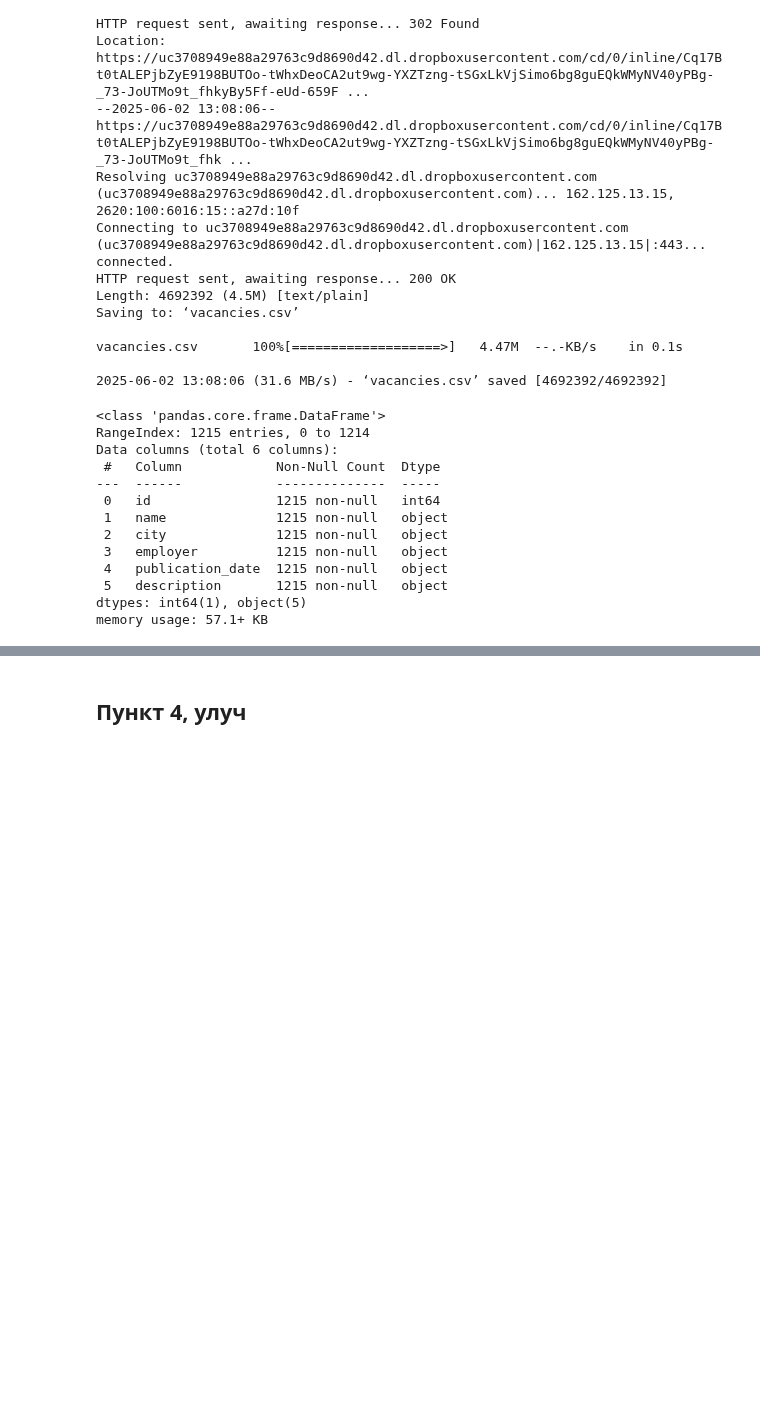
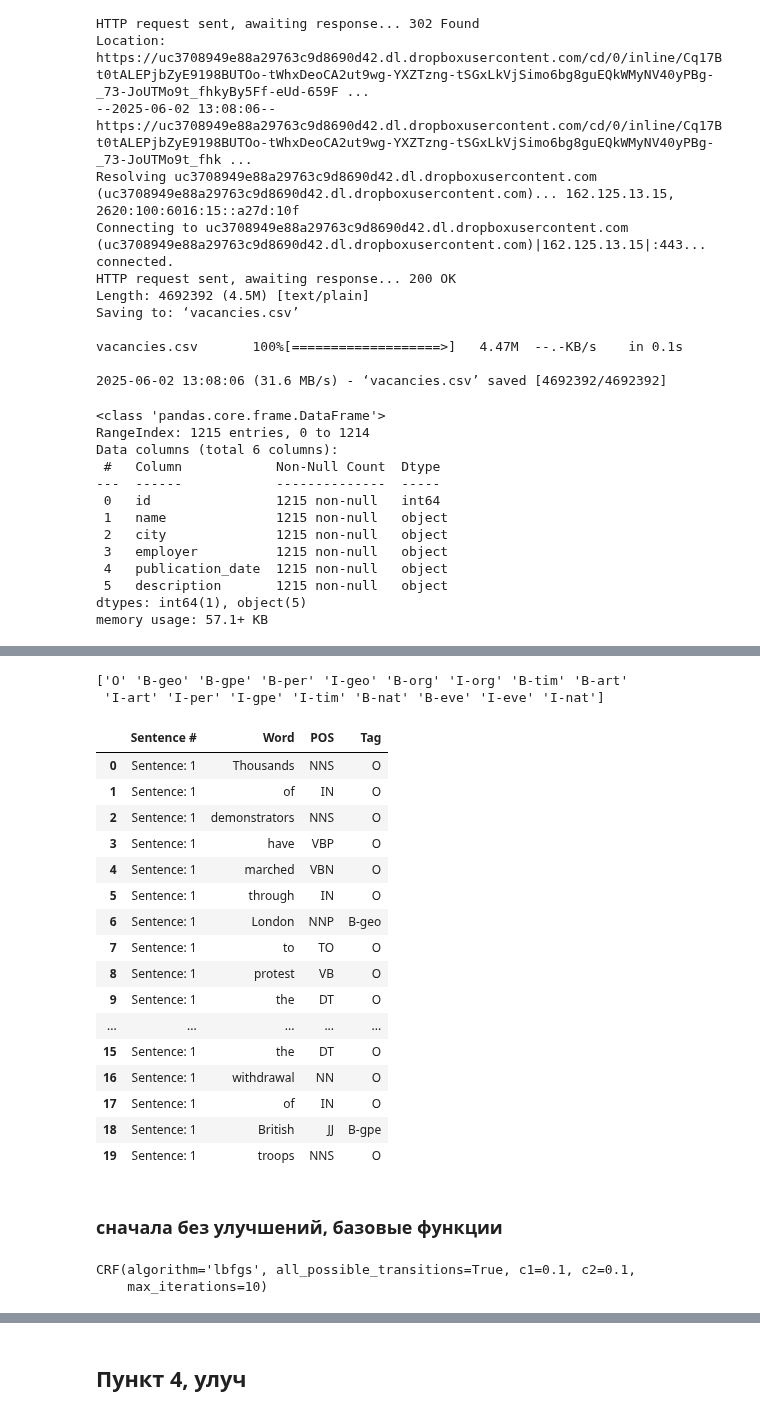
Before and after one commit to BardRimon/Study, a Jupyter notebook: Introduction_in_NLP/Задание_6_Александр_Клюкин.ipynb.ipynb, the cells around one changed output, grey strips where cells are left out. Drawn from its saved outputs; the diff is of its cells as text; code cells hidden in the pictures; blank space fills up the shorter version.

```diff
--- a/Introduction_in_NLP/Задание_6_Александр_Клюкин.ipynb.ipynb
+++ b/Introduction_in_NLP/Задание_6_Александр_Клюкин.ipynb.ipynb
@@ -154,0 +227,13 @@ df[['name', 'description']].head(14)
+# %%
+import pandas as pd
+
+data = pd.read_csv("ner_dataset.csv", encoding="latin1")
+data = data.fillna(method="ffill")
+
+agg_func = lambda s: [[w, p, t] for w, p, t in zip(s["Word"].values.tolist(),
+                                                   s["POS"].values.tolist(),
+                                                   s["Tag"].values.tolist())]
+grouped = data.groupby("Sentence #").apply(agg_func).values.tolist()
+
+X_list = [[word[:2] for word in sentence] for sentence in grouped]
+y_list = [[word[2] for word in sentence] for sentence in grouped]
@@ -154,0 +254,25 @@ df[['name', 'description']].head(14)
+# %%
+print(data['Tag'].unique())
+# %% [output]
+['O' 'B-geo' 'B-gpe' 'B-per' 'I-geo' 'B-org' 'I-org' 'B-tim' 'B-art'
+ 'I-art' 'I-per' 'I-gpe' 'I-tim' 'B-nat' 'B-eve' 'I-eve' 'I-nat']
+# %%
+data.count_
+# %% [output]
+|  | Sentence # | Word | POS | Tag |
+| 0 | Sentence: 1 | Thousands | NNS | O |
+| 1 | Sentence: 1 | of | IN | O |
+| 2 | Sentence: 1 | demonstrators | NNS | O |
+| 3 | Sentence: 1 | have | VBP | O |
+| 4 | Sentence: 1 | marched | VBN | O |
+| 5 | Sentence: 1 | through | IN | O |
+| 6 | Sentence: 1 | London | NNP | B-geo |
+| 7 | Sentence: 1 | to | TO | O |
+| 8 | Sentence: 1 | protest | VB | O |
+| 9 | Sentence: 1 | the | DT | O |
+| ... | ... | ... | ... | ... |
+| 15 | Sentence: 1 | the | DT | O |
+| 16 | Sentence: 1 | withdrawal | NN | O |
+| 17 | Sentence: 1 | of | IN | O |
+| 18 | Sentence: 1 | British | JJ | B-gpe |
+| 19 | Sentence: 1 | troops | NNS | O |
@@ -154,0 +327,2 @@ df[['name', 'description']].head(14)
+# %% [markdown]
+### сначала без улучшений, базовые функции
@@ -154,0 +331,14 @@ df[['name', 'description']].head(14)
+# %%
+import sklearn_crfsuite
+
+crf = sklearn_crfsuite.CRF(
+    algorithm='lbfgs',
+    c1=0.1,
+    c2=0.1,
+    max_iterations=10,
+    all_possible_transitions=True
+)
+crf.fit(X_train, y_train)
+# %% [output]
+CRF(algorithm='lbfgs', all_possible_transitions=True, c1=0.1, c2=0.1,
+    max_iterations=10)
```
Also changed, not shown: parts of 18 cells of this notebook.
